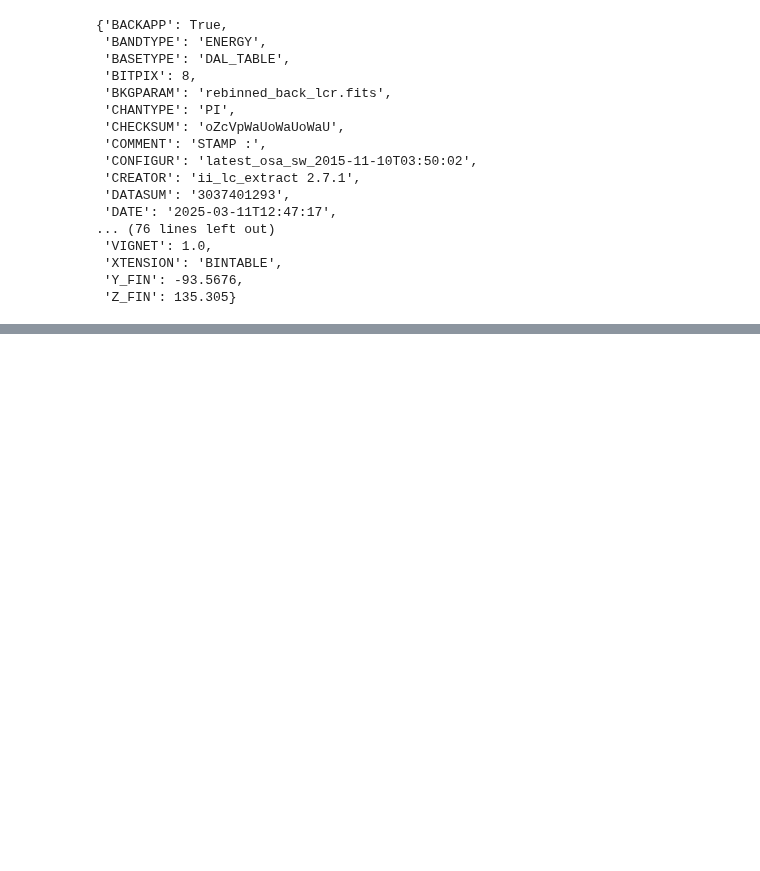
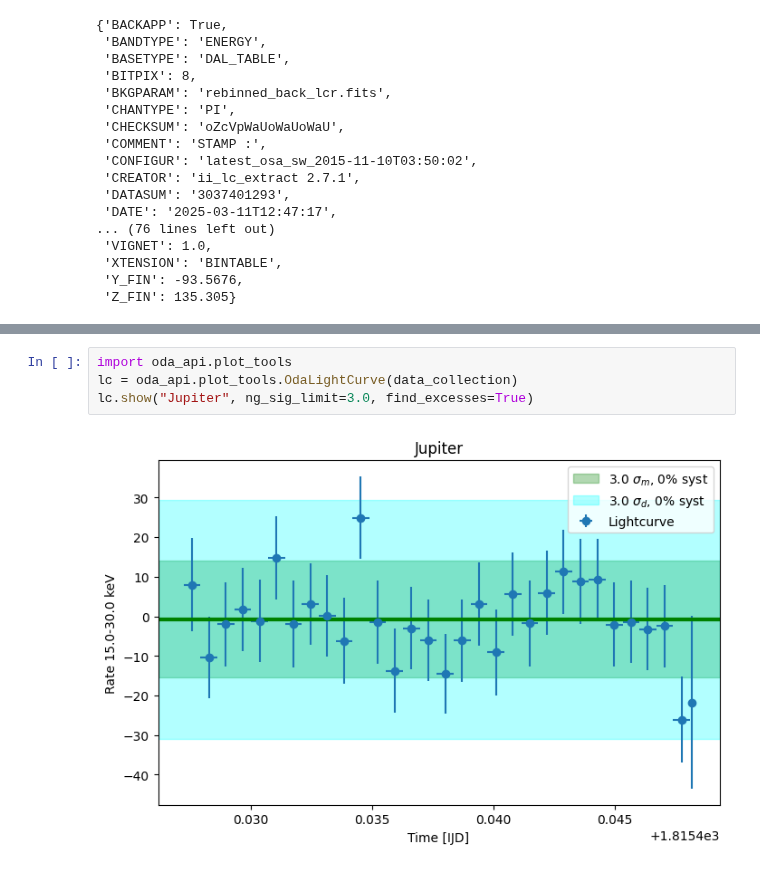
Before and after one commit to interstellxr/jupiter-xray-analysis, a Jupyter notebook: jupiter-xrays/JupiterLC.ipynb, the cells around one changed output, grey strips where cells are left out. Cells and saved outputs as stored; diff of their text form; blank space fills up the shorter version.

```diff
--- a/jupiter-xrays/JupiterLC.ipynb
+++ b/jupiter-xrays/JupiterLC.ipynb
@@ -282,0 +291,6 @@ plt.show()
+# %%
+import oda_api.plot_tools
+lc = oda_api.plot_tools.OdaLightCurve(data_collection)
+lc.show("Jupiter", ng_sig_limit=3.0, find_excesses=True)
+# %% [output]
+[figure, added]
```
Also changed, not shown: parts of 4 cells of this notebook, 1 other file.
